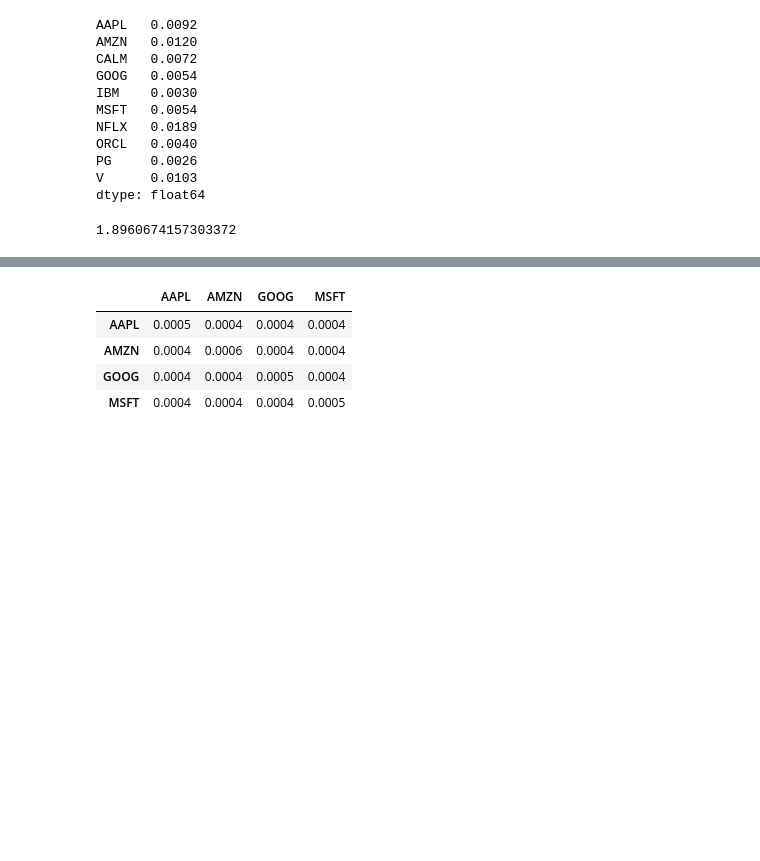
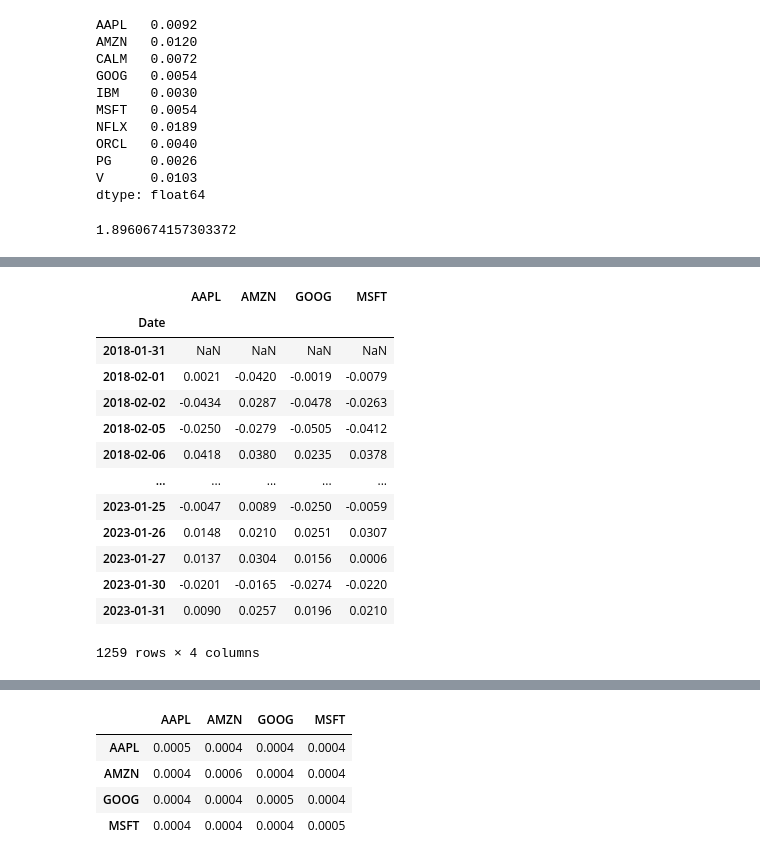
Before and after one commit to erenkotar/PORTFOLIO-OPTIMIZATION-with-REINFORCEMENT-LEARNING, a Jupyter notebook: app/analyze.ipynb, the cells around one changed output, grey strips where cells are left out. Cells and saved outputs as stored; diff of their text form; code cells hidden in the pictures; blank space fills up the shorter version.

```diff
--- a/app/analyze.ipynb
+++ b/app/analyze.ipynb
@@ -433,0 +436,17 @@ tm.conduct_all_analysis(period=12, level=0.05, rfree_rate=0.001, modified=False)
+# %%
+tm.prices.pct_change()
+# %% [output]
+|  | AAPL | AMZN | GOOG | MSFT |
+| Date |  |  |  |  |
+| 2018-01-31 | NaN | NaN | NaN | NaN |
+| 2018-02-01 | 0.0021 | -0.0420 | -0.0019 | -0.0079 |
+| 2018-02-02 | -0.0434 | 0.0287 | -0.0478 | -0.0263 |
+| 2018-02-05 | -0.0250 | -0.0279 | -0.0505 | -0.0412 |
+| 2018-02-06 | 0.0418 | 0.0380 | 0.0235 | 0.0378 |
+| ... | ... | ... | ... | ... |
+| 2023-01-25 | -0.0047 | 0.0089 | -0.0250 | -0.0059 |
+| 2023-01-26 | 0.0148 | 0.0210 | 0.0251 | 0.0307 |
+| 2023-01-27 | 0.0137 | 0.0304 | 0.0156 | 0.0006 |
+| 2023-01-30 | -0.0201 | -0.0165 | -0.0274 | -0.0220 |
+| 2023-01-31 | 0.0090 | 0.0257 | 0.0196 | 0.0210 |
+1259 rows × 4 columns
```
Also changed, not shown: parts of 5 cells of this notebook, 1 other file.
